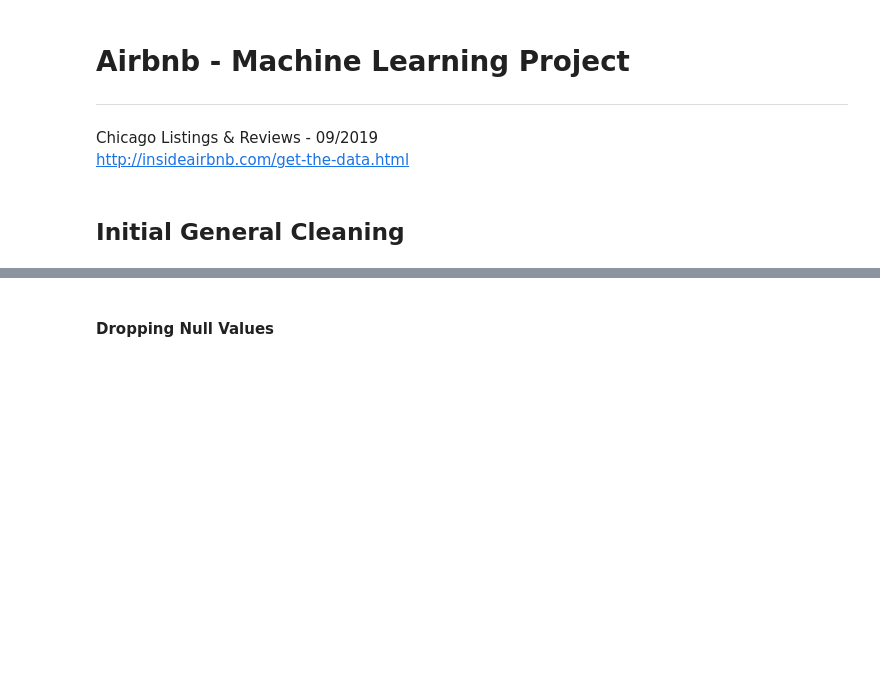
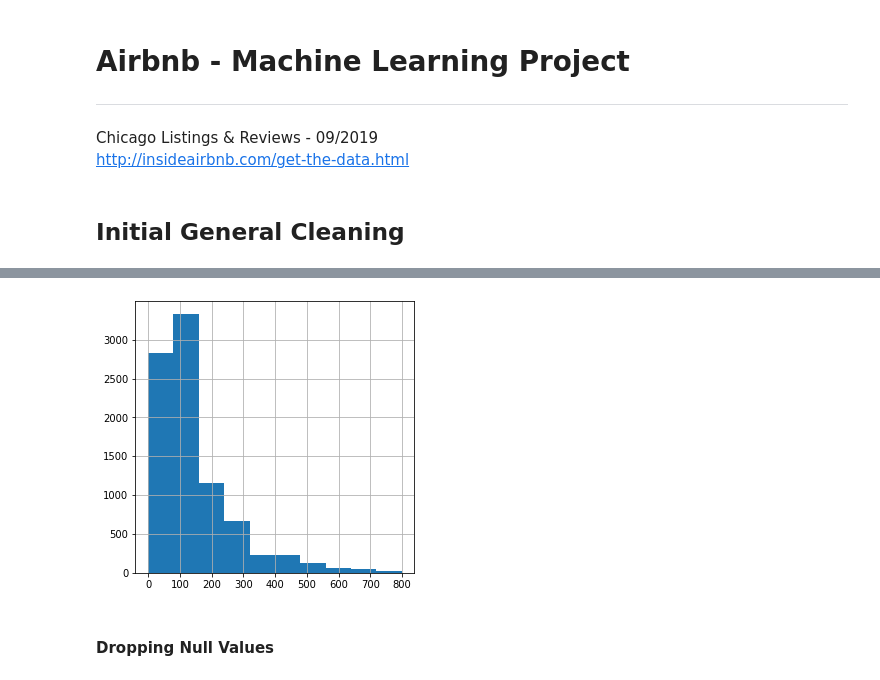
Before and after one commit to HeyPeterPark/NU_Project4, a Jupyter notebook: test_book_xgb.ipynb, the cells around one changed output, grey strips where cells are left out. Saved outputs shown, nothing was run; the diff lists cells and outputs as text; code cells hidden in the pictures; blank space fills up the shorter version.

```diff
--- a/test_book_xgb.ipynb
+++ b/test_book_xgb.ipynb
@@ -64,3 +112,7 @@ sns.scatterplot(x='latitude', y='longitude', hue='price', data = temp)
+# %%
+air_df['price'].hist(figsize=(5,5));
+# %% [output]
+[figure, added]
 # %% [markdown]
 #### Dropping Null Values
 # %%
```
Also changed, not shown: parts of 68 cells of this notebook, 1 other file.
